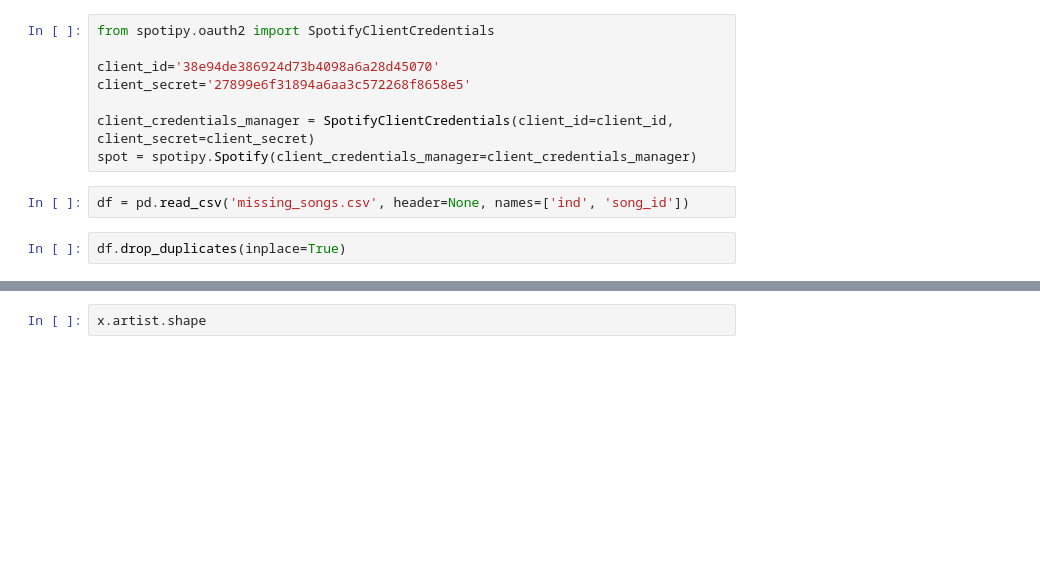
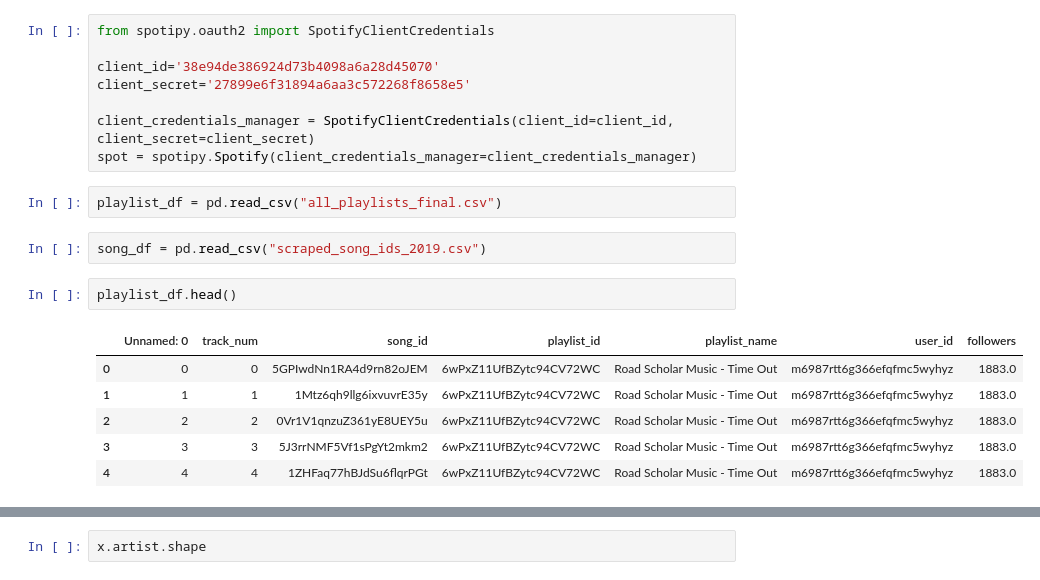
Before and after one commit to matt8955/song-vectormender, a Jupyter notebook: scraping/song scraping.ipynb, the cells around one changed output, grey strips where cells are left out. Saved outputs shown, nothing was run; the diff lists cells and outputs as text; blank space fills up the shorter version.

```diff
--- a/scraping/song scraping.ipynb
+++ b/scraping/song scraping.ipynb
@@ -18,7 +18,16 @@ client_secret='27899e6f31894a6aa3c572268f8658e5'
 
 client_credentials_manager = SpotifyClientCredentials(client_id=client_id, client_secret=client_secret)
 spot = spotipy.Spotify(client_credentials_manager=client_credentials_manager)
-# %%
-df = pd.read_csv('missing_songs.csv', header=None, names=['ind', 'song_id'])
-# %%
-df.drop_duplicates(inplace=True)
+# %%
+playlist_df = pd.read_csv("all_playlists_final.csv")
+# %%
+song_df = pd.read_csv("scraped_song_ids_2019.csv")
+# %%
+playlist_df.head()
+# %% [output]
+|  | Unnamed: 0 | track_num | song_id | playlist_id | playlist_name | user_id | followers |
+| 0 | 0 | 0 | 5GPIwdNn1RA4d9rn82oJEM | 6wPxZ11UfBZytc94CV72WC | Road Scholar Music - Time Out | m6987rtt6g366efqfmc5wyhyz | 1883.0 |
+| 1 | 1 | 1 | 1Mtz6qh9llg6ixvuvrE35y | 6wPxZ11UfBZytc94CV72WC | Road Scholar Music - Time Out | m6987rtt6g366efqfmc5wyhyz | 1883.0 |
+| 2 | 2 | 2 | 0Vr1V1qnzuZ361yE8UEY5u | 6wPxZ11UfBZytc94CV72WC | Road Scholar Music - Time Out | m6987rtt6g366efqfmc5wyhyz | 1883.0 |
+| 3 | 3 | 3 | 5J3rrNMF5Vf1sPgYt2mkm2 | 6wPxZ11UfBZytc94CV72WC | Road Scholar Music - Time Out | m6987rtt6g366efqfmc5wyhyz | 1883.0 |
+| 4 | 4 | 4 | 1ZHFaq77hBJdSu6flqrPGt | 6wPxZ11UfBZytc94CV72WC | Road Scholar Music - Time Out | m6987rtt6g366efqfmc5wyhyz | 1883.0 |
```
Also changed, not shown: parts of 37 cells of this notebook, 7 other files.
